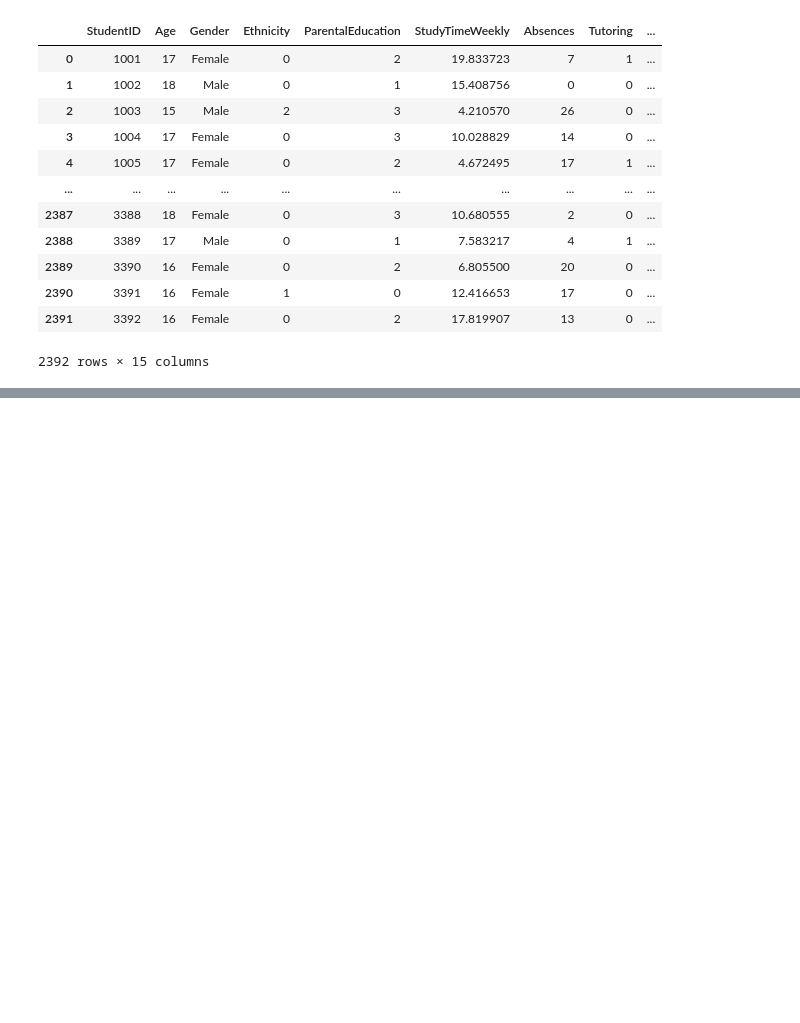
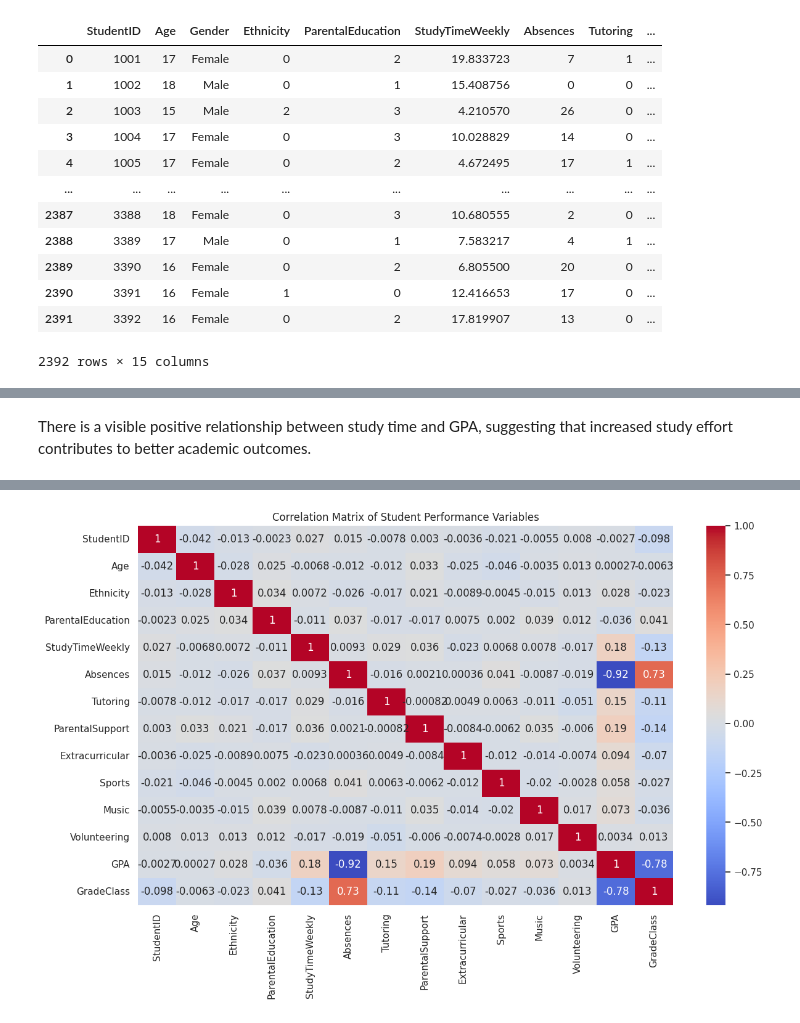
Before and after one commit to Sydney205/student_performance_analysis, a Jupyter notebook: student_performance_eda.ipynb, the cells around one changed output, grey strips where cells are left out. Saved outputs shown, nothing was run; the diff lists cells and outputs as text; code cells hidden in the pictures; blank space fills up the shorter version.

```diff
--- a/student_performance_eda.ipynb
+++ b/student_performance_eda.ipynb
@@ -124,0 +130,8 @@ df[['StudyTimeWeekly','GPA']].corr()
+# %% [markdown]
+There is a visible positive relationship between study time and GPA, suggesting that increased study effort contributes to better academic outcomes.
+# %%
+plt.figure(figsize=(14,8))
+sns.heatmap(df.corr(numeric_only=True), annot=True, cmap='coolwarm')
+plt.title('Correlation Matrix of Student Performance Variables')
+plt
+# %% [output]
@@ -124,0 +139 @@ df[['StudyTimeWeekly','GPA']].corr()
+[figure, added]
```
Also changed, not shown: parts of 7 cells of this notebook.
